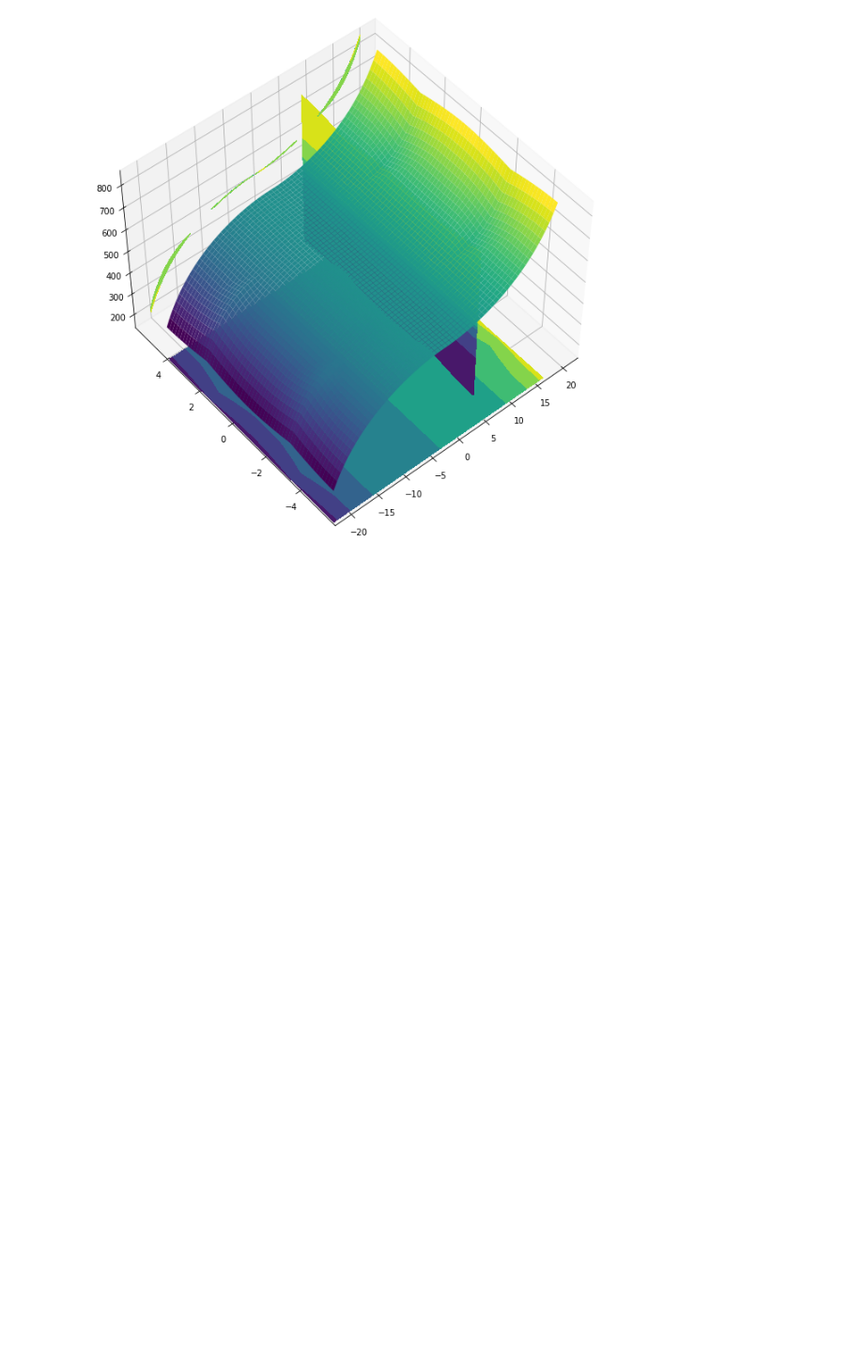
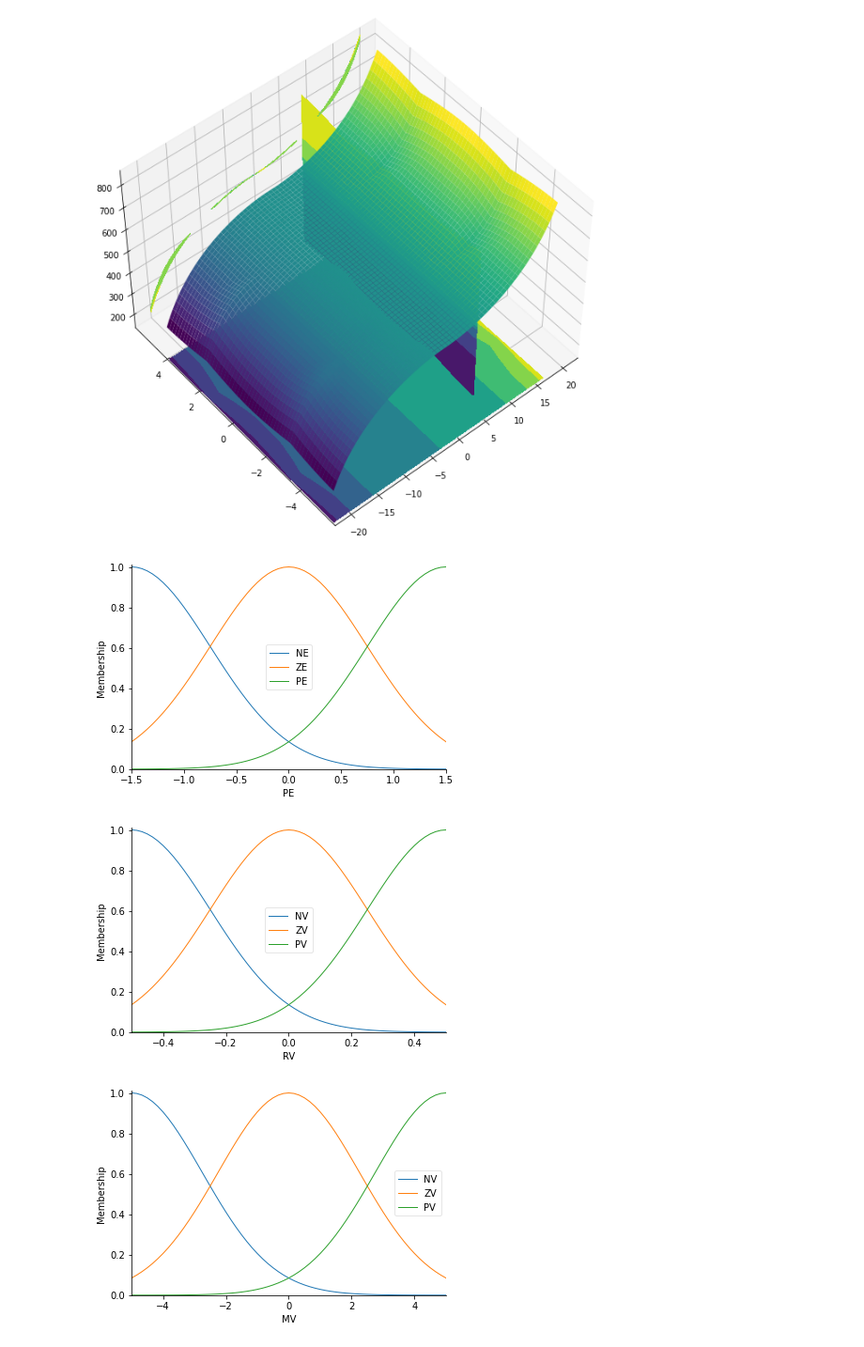
Before and after one commit to NguyenHoang127/AI_Exercise_2, a Jupyter notebook: Exercise_Fuzzy_AI_Adaptive_Neural_Fuzzy_20146195_Doan_Nguyen_Hoang.ipynb, the cells around one changed output. Shown at 94% size. Saved outputs shown, nothing was run; the diff lists cells and outputs as text; code cells hidden in the pictures; blank space fills up the shorter version.

```diff
--- a/Exercise_Fuzzy_AI_Adaptive_Neural_Fuzzy_20146195_Doan_Nguyen_Hoang.ipynb
+++ b/Exercise_Fuzzy_AI_Adaptive_Neural_Fuzzy_20146195_Doan_Nguyen_Hoang.ipynb
@@ -637,3 +637,56 @@ ax.view_init(50,230)
 [figure]
 [figure]
 [figure]
+# %%
+#EX6: CONTROLLING DYNAMICS OF A SERVOMOTOR
+
+import numpy as np
+import skfuzzy as fuzz
+from skfuzzy import control as ctrl
+import matplotlib.pyplot as plt
+universe = np.linspace(-1.5,1.5,61)
+universe1 = np.linspace(-0.5,0.5,61)
+universe2 = np.linspace(-5,5,61)
+PE = ctrl.Antecedent(universe,'PE')
+RV = ctrl.Antecedent(universe1,'RV')
+MV = ctrl.Consequent(universe2,'MV')
+PE['NE']= fuzz.gaussmf(PE.universe,-1.5,0.75)
+PE['ZE']= fuzz.gaussmf(PE.universe,0,0.75)
+PE['PE']=  fuzz.gaussmf(PE.universe,1.5,0.75)
+PE.view()
+RV['NV']= fuzz.gaussmf(RV.universe,-0.5,0.25)
+RV['ZV']= fuzz.gaussmf(RV.universe,0,0.25)
+RV['PV']=  fuzz.gaussmf(RV.universe,0.5,0.25)
+RV.view()
+MV['NV']= fuzz.gaussmf(MV.universe,-5,2.25)
+MV['ZV']= fuzz.gaussmf(MV.universe,0,2.25)
+MV['PV']=  fuzz.gaussmf(MV.universe,5,2.25)
+MV.view()
+rule0 = ctrl.Rule(antecedent=((PE['NE']&RV['NV'])|(PE['ZE']&RV['NV'])|(PE['NE']&RV['ZV'])|(PE['NE']&RV['PV'])),consequent=MV['NV'],label= 'NV')
+rule1 = ctrl.Rule(antecedent=((PE['ZE']&RV['ZV'])),consequent=MV['ZV'],label= 'ZV')
+rule2 = ctrl.Rule(antecedent=((PE['PE']&RV['NV'])|(PE['PE']&RV['ZV'])|(PE['PE']&RV['PV'])|(PE['ZE']&RV['PV'])),consequent=MV['PV'],label= 'PV')
+system = ctrl.ControlSystem(rules=[rule0, rule1, rule2])
+sim = ctrl.ControlSystemSimulation(system,flush_after_run= 61*61+1)
+upsampled =  np.linspace(-1.5,1.5,61)
+upsampled2 = np.linspace(-0.5,0.5,61)
+x,y = np.meshgrid(upsampled2,upsampled)
+z= np.zeros_like(x)
+for i in range(61):
+  for j in range(61):
+    sim.input['PE']= x[i,j]
+    sim.input['RV']=y[i,j]
+    sim.compute()
+    z[i,j]=sim.output['MV']
+import matplotlib.pyplot as plt
+from mpl_toolkits.mplot3d import Axes3D
+fig = plt.figure(figsize =(8,8))
+ax = fig.add_subplot(111,projection = '3d')
+suf = ax.plot_surface(x,y,z,rstride=1, cstride=1, cmap='viridis',linewidth = 0.4,antialiased= True)
+cset = ax.contourf(x,y,z,zdir='z',offset=9,cmap='viridis',anpha=0.5)
+cset = ax.contourf(x,y,z,zdir='x',offset=11,cmap='viridis',anpha=0.5)
+cset = ax.contourf(x,y,z,zdir='y',offset=11,cmap='viridis',anpha=0.5)
+ax.view_init(20,230)
+# %% [output]
+[figure, added]
+[figure, added]
+[figure, added]
```
Also changed, not shown: parts of 3 cells of this notebook.
